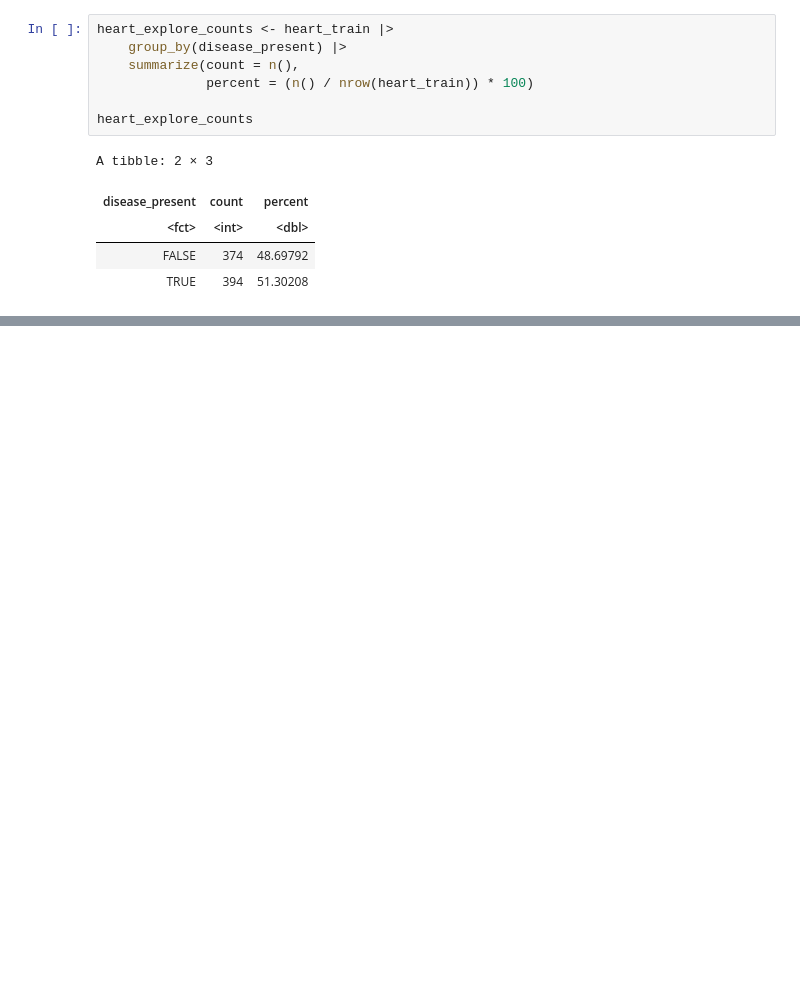
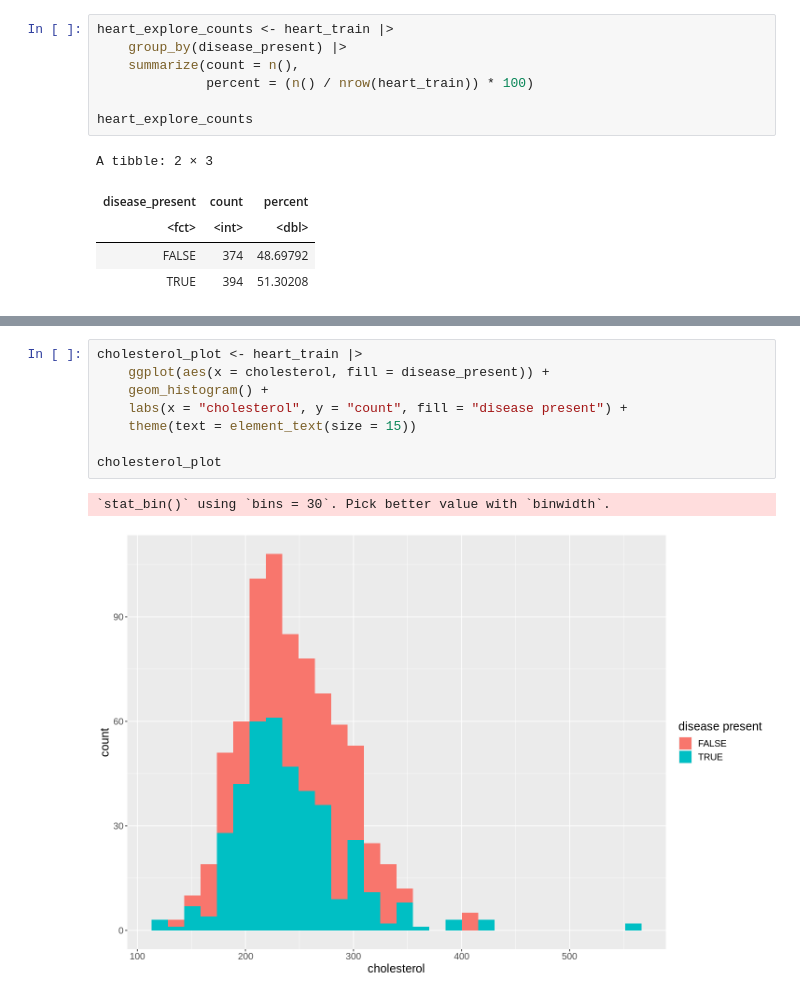
Before and after one commit to vyle2003/DSCI-100-Project, a Jupyter notebook: DSCI Data Exploration.ipynb, the cells around one changed output, grey strips where cells are left out. Saved outputs shown, nothing was run; the diff lists cells and outputs as text; blank space fills up the shorter version.

```diff
--- a/DSCI Data Exploration.ipynb
+++ b/DSCI Data Exploration.ipynb
@@ -120,0 +149,11 @@ A tibble: 2 × 3
+# %%
+cholesterol_plot <- heart_train |>
+    ggplot(aes(x = cholesterol, fill = disease_present)) +
+    geom_histogram() +
+    labs(x = "cholesterol", y = "count", fill = "disease present") +
+    theme(text = element_text(size = 15))
+
+cholesterol_plot
+# %% [output]
+`stat_bin()` using `bins = 30`. Pick better value with `binwidth`.
+[figure, added]
```
Also changed, not shown: parts of 4 cells of this notebook.
